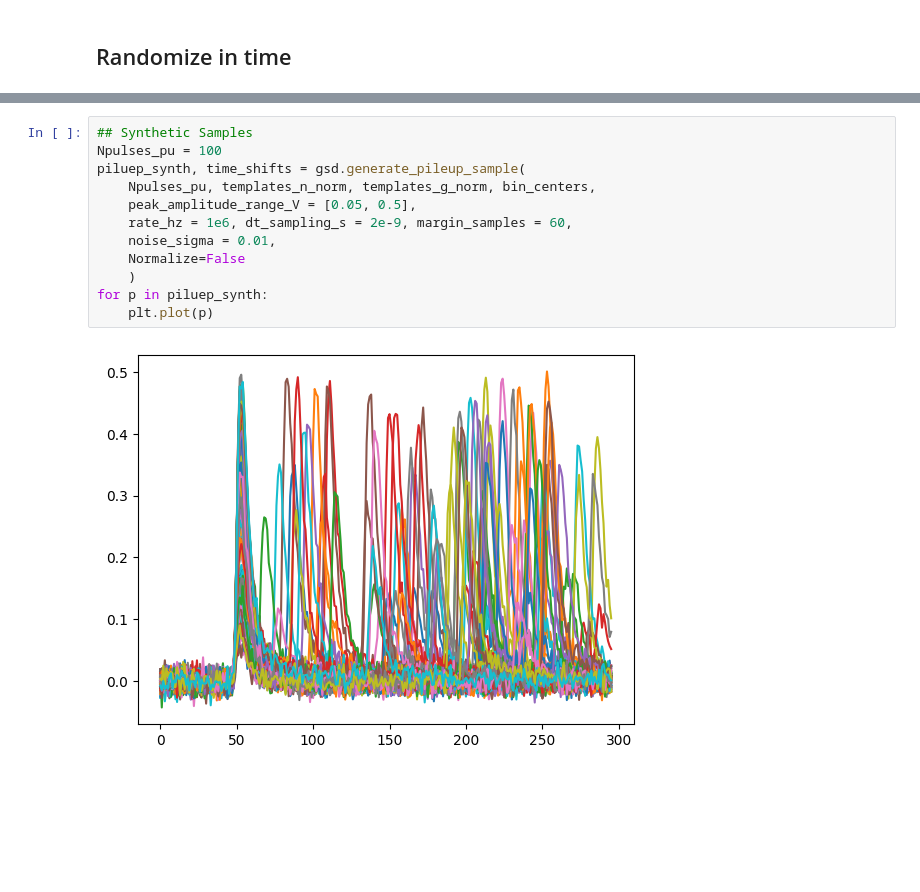
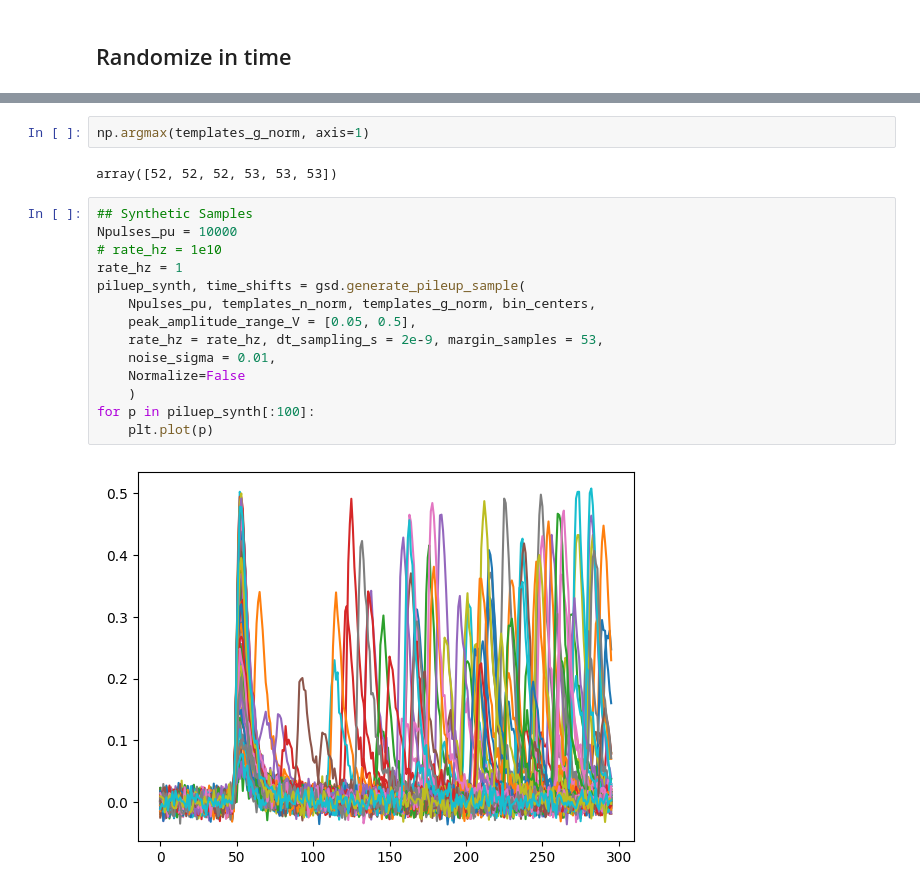
Before and after one commit to eberthol/PSD_GMVA_paper, a Jupyter notebook: synthetic_data/SyntheticData_pileup.ipynb, the cells around one changed output, grey strips where cells are left out. Cells and saved outputs as stored; diff of their text form; blank space fills up the shorter version.

Commit message:
Synthetic Data v01

```diff
--- a/synthetic_data/SyntheticData_pileup.ipynb
+++ b/synthetic_data/SyntheticData_pileup.ipynb
@@ -182,14 +201,20 @@ print(time_shift)
+# %%
+np.argmax(templates_g_norm, axis=1)
+# %% [output]
+array([52, 52, 52, 53, 53, 53])
 # %%
 ## Synthetic Samples
-Npulses_pu = 100
+Npulses_pu = 10000
+# rate_hz = 1e10
+rate_hz = 1
 piluep_synth, time_shifts = gsd.generate_pileup_sample(
     Npulses_pu, templates_n_norm, templates_g_norm, bin_centers,
     peak_amplitude_range_V = [0.05, 0.5],
-    rate_hz = 1e6, dt_sampling_s = 2e-9, margin_samples = 60,
+    rate_hz = rate_hz, dt_sampling_s = 2e-9, margin_samples = 53,
     noise_sigma = 0.01,
     Normalize=False
     )
-for p in piluep_synth:
+for p in piluep_synth[:100]:
     plt.plot(p)
 # %% [output]
-[figure, old version]
+[figure, new version]
```
Also changed, not shown: parts of 8 cells of this notebook, 2 other files.
